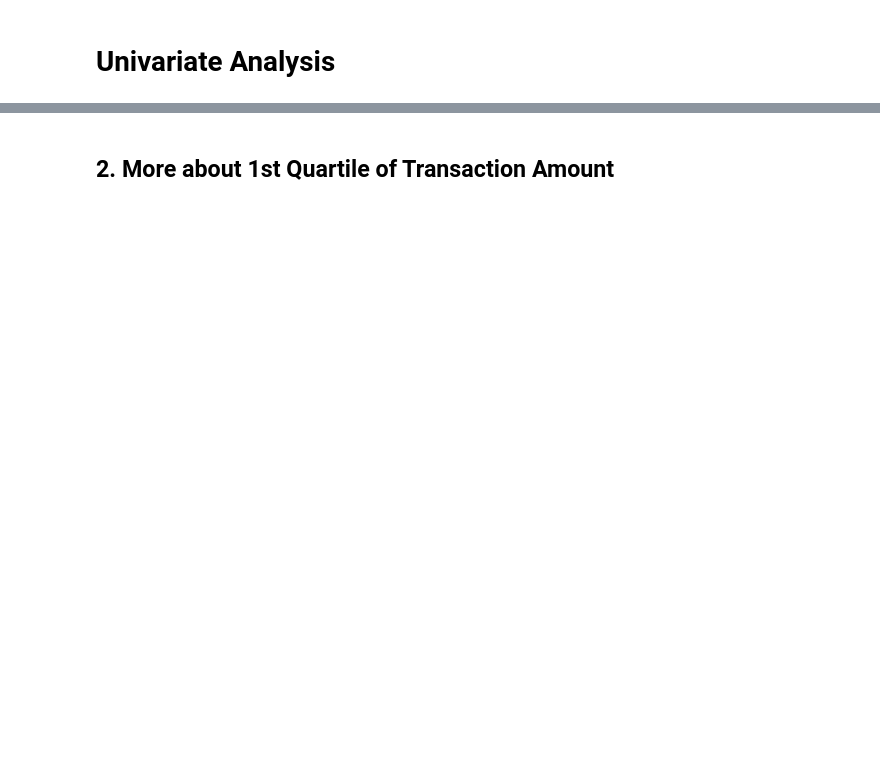
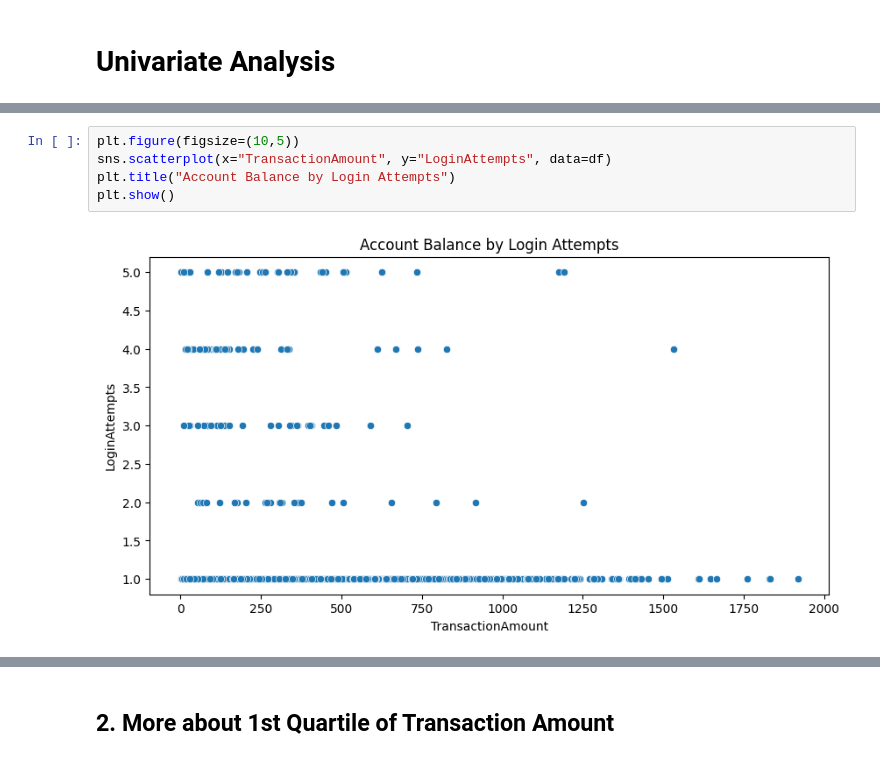
Before and after one commit to flynn-ky-t2/kaggle_f., a Jupyter notebook: bank-transaction-fraud-detection-v2.ipynb, the cells around one changed output, grey strips where cells are left out. Drawn from its saved outputs; the diff is of its cells as text; blank space fills up the shorter version.

```diff
--- a/bank-transaction-fraud-detection-v2.ipynb
+++ b/bank-transaction-fraud-detection-v2.ipynb
@@ -178,0 +422,7 @@ KIV code, potentially problematic code
+# %%
+plt.figure(figsize=(10,5))
+sns.scatterplot(x="TransactionAmount", y="LoginAttempts", data=df)
+plt.title("Account Balance by Login Attempts")
+plt.show()
+# %% [output]
+[figure, added]
```
Also changed, not shown: parts of 31 cells of this notebook.
